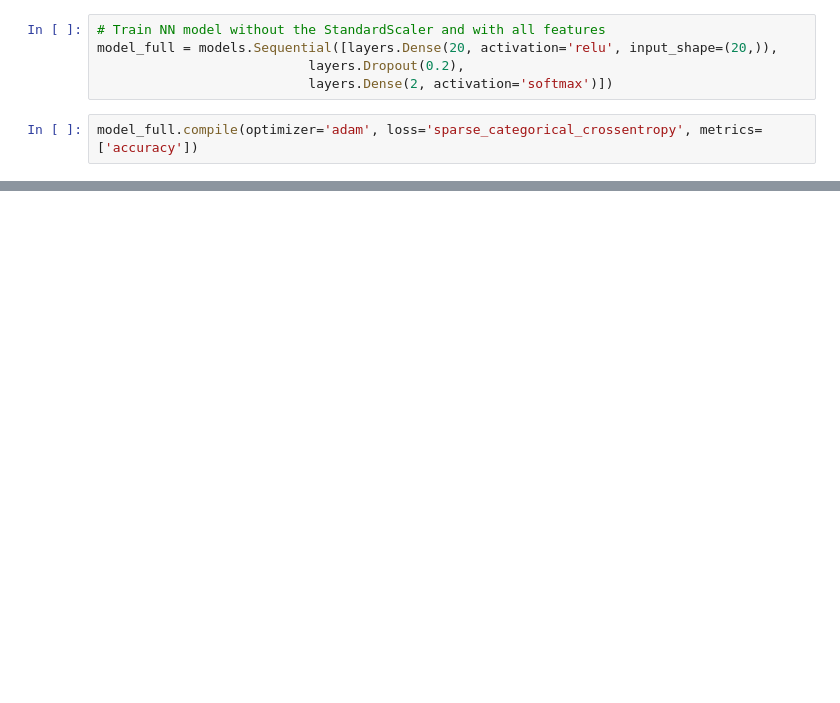
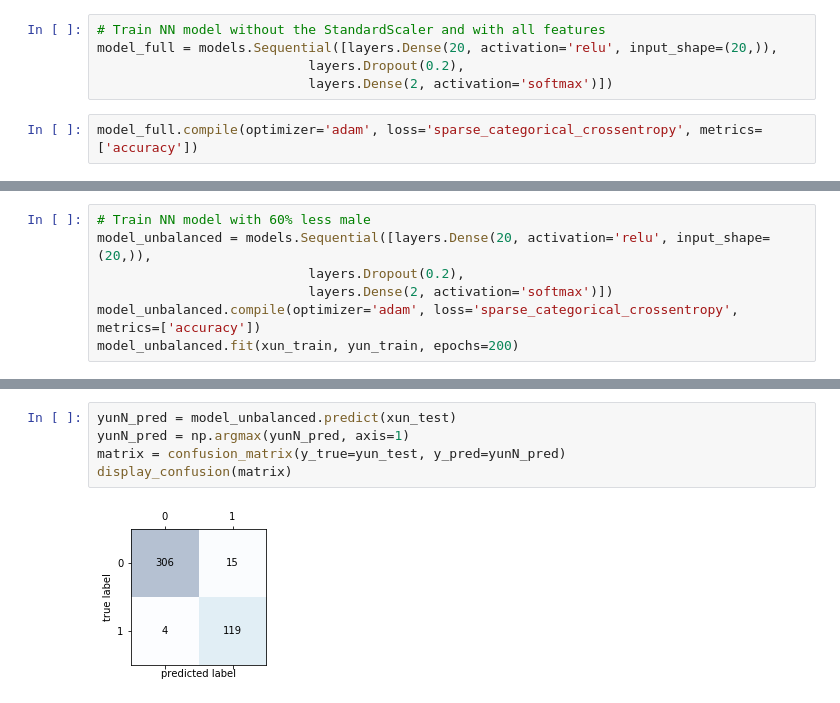
Before and after one commit to stanleyh007/ai_assignment3, a Jupyter notebook: ai_assignment_03/Project_3.ipynb, the cells around one changed output, grey strips where cells are left out. Drawn from its saved outputs; the diff is of its cells as text; blank space fills up the shorter version.

```diff
--- a/ai_assignment_03/Project_3.ipynb
+++ b/ai_assignment_03/Project_3.ipynb
@@ -320,0 +366,7 @@ model_full.evaluate(xf_test, yf_test)
+# %%
+# Train NN model with 60% less male
+model_unbalanced = models.Sequential([layers.Dense(20, activation='relu', input_shape=(20,)),
+                           layers.Dropout(0.2),
+                           layers.Dense(2, activation='softmax')])
+model_unbalanced.compile(optimizer='adam', loss='sparse_categorical_crossentropy', metrics=['accuracy'])
+model_unbalanced.fit(xun_train, yun_train, epochs=200)
@@ -320,0 +458,7 @@ model_full.evaluate(xf_test, yf_test)
+# %%
+yunN_pred = model_unbalanced.predict(xun_test)
+yunN_pred = np.argmax(yunN_pred, axis=1)
+matrix = confusion_matrix(y_true=yun_test, y_pred=yunN_pred)
+display_confusion(matrix)
+# %% [output]
+[figure, added]
```
Also changed, not shown: parts of 29 cells of this notebook.
